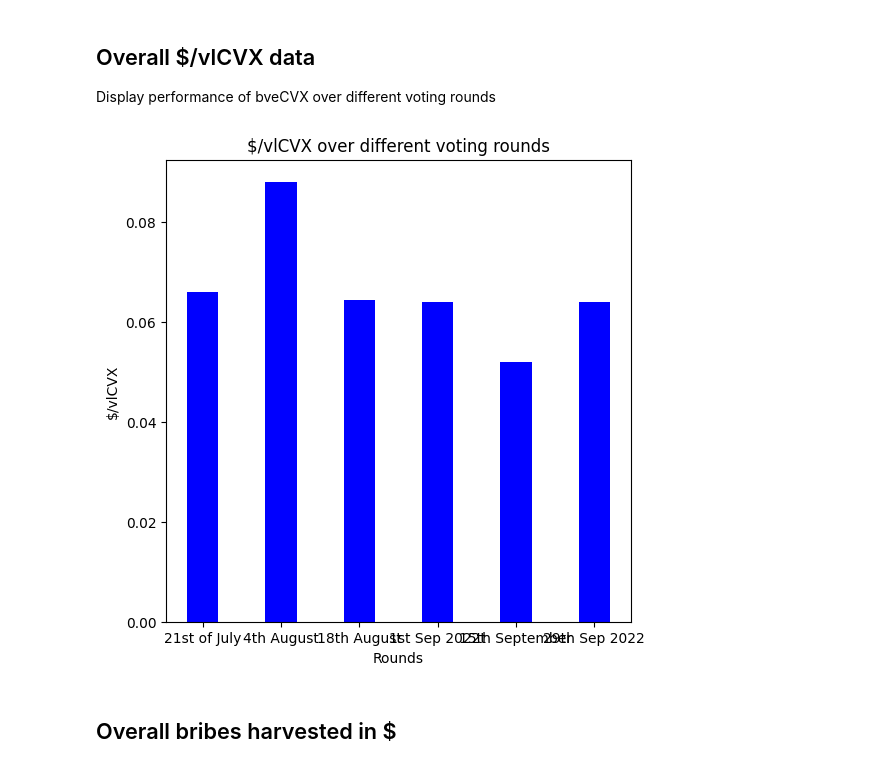
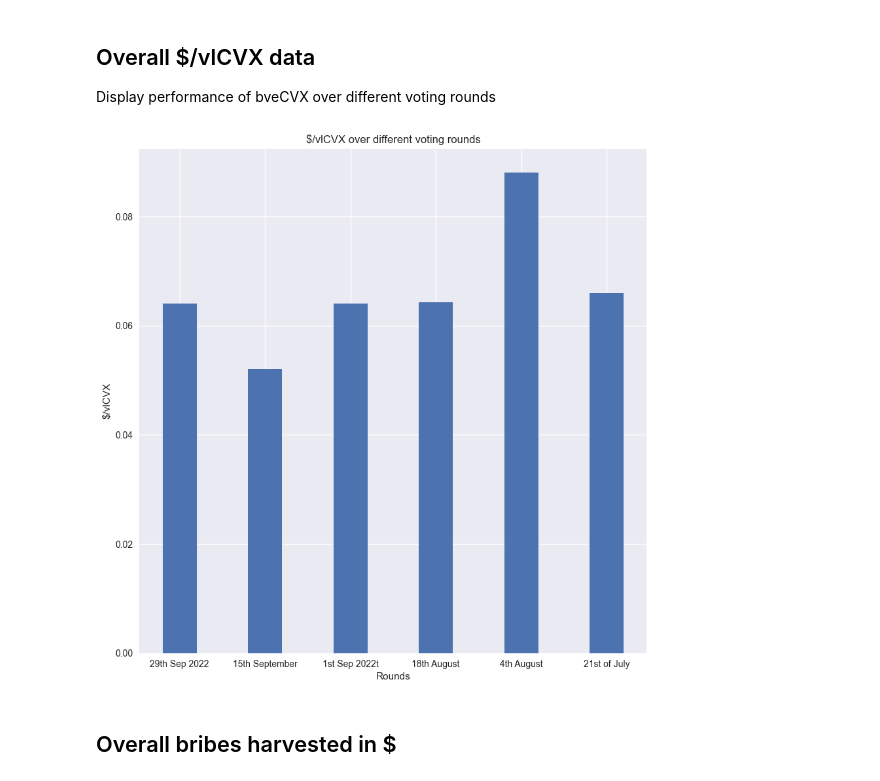
Before and after one commit to Badger-Finance/badger-influence-analytics, a Jupyter notebook: notebooks/cvx_bribes/bribes_bvecvx_research.ipynb, the cells around one changed output. Saved outputs shown, nothing was run; the diff lists cells and outputs as text; code cells hidden in the pictures.

Commit message:
feat: use seaborn palette in bveCVX bribes as well

```diff
--- a/notebooks/cvx_bribes/bribes_bvecvx_research.ipynb
+++ b/notebooks/cvx_bribes/bribes_bvecvx_research.ipynb
@@ -1,9 +1,11 @@
 # %% [markdown]
 ## Bribe and Voting report for bveCVX overview
 # %%
+import matplotlib.pyplot as plt
 import pandas as pd
 from IPython.core.display_functions import display
 
+plt.style.use('seaborn')
 from notebooks.cvx_bribes.bvecvx_data import VOTING_DATASETS
 
 TABLE_COLUMNS = ["Voting Round", "Total bveCVX bought in $", "Total BADGER bought in $", "bveCVX bought", "BADGER bought",
@@ -21,6 +23,7 @@ for voting_round in VOTING_DATASETS:
         voting_round['amount_cvx'], voting_round['amount_badger'], voting_round['$/vlCVX for total votes'],
         voting_round['$/vlCVX without badgerwbtc'], voting_round['llama_vlcvx'], difference_with_llama
     ])
+data_rows.reverse()
 dataframe = pd.DataFrame(data=data_rows, columns=TABLE_COLUMNS)
 display(dataframe)
 # %% [output]
@@ -35,22 +38,22 @@ display(dataframe)
 ## Overall $/vlCVX data
 Display performance of bveCVX over different voting rounds
 # %%
-import matplotlib.pyplot as plt
+
 
 rounds = [dataset[0] for dataset in data_rows]
 bvecvxs = [float(dataset[6]) for dataset in data_rows]
 
-fig = plt.figure(figsize=(6, 6))
+fig = plt.figure(figsize=(10, 10))
 
 # creating the bar plot
-plt.bar(rounds, bvecvxs, color='blue', width=0.4)
+plt.bar(rounds, bvecvxs, width=0.4)
 
 plt.xlabel("Rounds")
 plt.ylabel("$/vlCVX")
 plt.title("$/vlCVX over different voting rounds")
 plt.show()
 # %% [output]
-[figure, old version]
+[figure, new version]
 # %% [markdown]
 ## Overall bribes harvested in $
 # %%
```
Also changed, not shown: parts of 2 cells of this notebook, 1 other file.
